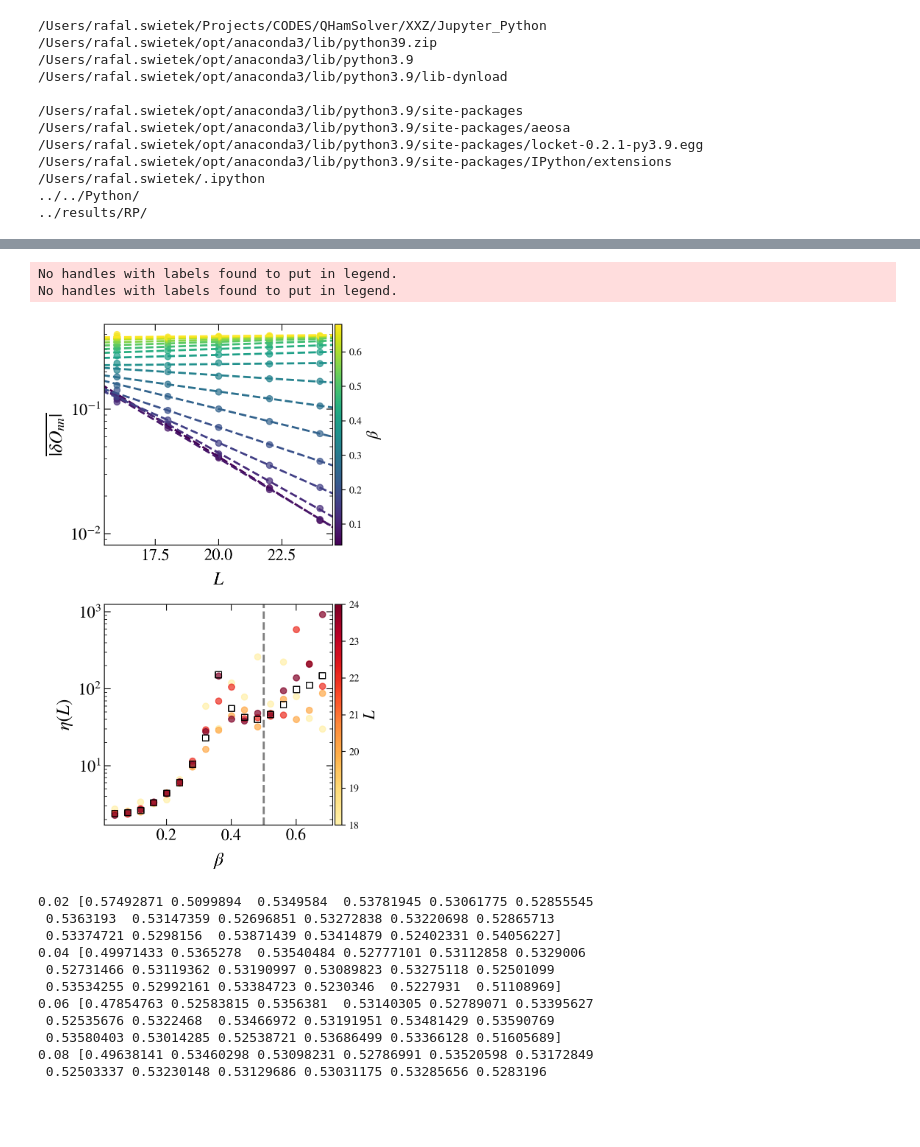
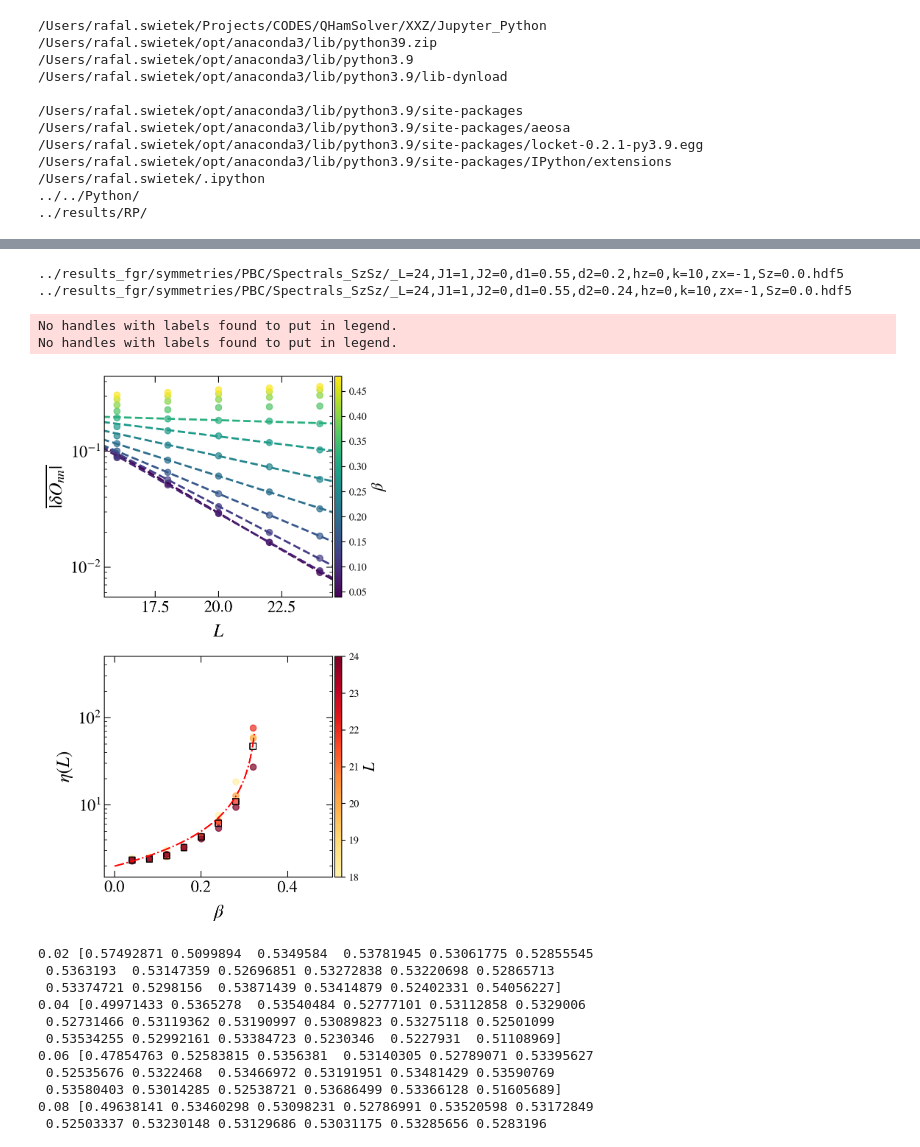
Before and after one commit to Rafal-Swietek/QHamSolver, a Jupyter notebook: XXZ/Jupyter_Python/fgr_sym.ipynb, the cells around one changed output, grey strips where cells are left out. Cells and saved outputs as stored; diff of their text form; code cells hidden in the pictures; blank space fills up the shorter version.

```diff
--- a/XXZ/Jupyter_Python/fgr_sym.ipynb
+++ b/XXZ/Jupyter_Python/fgr_sym.ipynb
@@ -460,6 +424,6 @@ No handles with labels found to put in legend.
 # %%
 
-L = 22
+L = 24
 w = 2
 J = 1
 delta=0.55
@@ -472,7 +436,7 @@ hz = 0
 
 sizes = np.arange(16, 23, 2)
 
-dx_vals2 = np.arange(0.02, 0.87, 0.02)
+dx_vals2 = np.arange(0.04, 0.81, 0.04)
 
 fig, axis = plt.subplots( nrows=1, ncols=1, figsize=(5,5), dpi = 200)
 
@@ -480,12 +444,12 @@ inset = axis.inset_axes([0.04, 0.01, 0.47, 0.45])
 
 depsilon = 0.5
 _eps_ = np.arange(0.0, 1.01, 0.05)
-_eps_ = _eps_[_eps_ <= 0.88]
-_eps_ = _eps_[_eps_ >= 0.15]
+_eps_ = _eps_[_eps_ <= 0.95]
+_eps_ = _eps_[_eps_ >= 0.1]
 
 s_m_a = matplotlib.cm.ScalarMappable(cmap='coolwarm', norm= matplotlib.colors.Normalize(vmin=min(dx_vals2), vmax=max(dx_vals2) ))
-# s_m = matplotlib.cm.ScalarMappable(cmap='viridis', norm= matplotlib.colors.Normalize(vmin=min(_eps_), vmax=0.5 ))
-s_m = matplotlib.cm.ScalarMappable(cmap='viridis', norm= matplotlib.colors.Normalize(vmin=0.5, vmax=max(_eps_) ))
+s_m = matplotlib.cm.ScalarMappable(cmap='viridis', norm= matplotlib.colors.Normalize(vmin=min(_eps_), vmax=0.5 ))
+# s_m = matplotlib.cm.ScalarMappable(cmap='viridis', norm= matplotlib.colors.Normalize(vmin=0.5, vmax=max(_eps_) ))
 s_m.set_array([])
 
 alfa_c = []
@@ -537,7 +501,7 @@ for jj in range(_eps_.size):
 
     print(eps)
     norm = dim#max(agp2)#matelem**2 / wH**2
-    if eps >= 0.5:
+    if eps <= 0.5:
         axis.plot(dx_vals2, agp, color=col2, marker='o', markersize=2, lw=1)
 
     idx = np.argmax(agp)
@@ -550,7 +514,7 @@ for jj in range(_eps_.size):
     agp = splev(x, f)
     idx = np.argmax(agp)
     alfa_c.append(x[idx])
-    if eps >= 0.5:
+    if eps <= 0.5:
         alfa_c2.append(x[idx])
         agp_c.append(agp[idx])
 
@@ -664,7 +631,7 @@ def exp_fit_kurwa(x, a, xi):
     return a * 2**(-x * xi)
     # return 1 - 1 / (1 + a * 2**(-x * xi))
 
-dx_vals = np.arange(0.04, 0.71, 0.04)
+dx_vals = np.arange(0.04, 0.51, 0.04)
 
 # dx_vals = np.arange(0.36, 0.61, 0.02)
 
@@ -686,8 +653,8 @@ for ibsifusdf, dx in enumerate(dx_vals):
         real_sec, imag_sec = get_sectors(L, BC, hz)
         dim_tot = 0
         # for [ks, ps, zxs] in [[0,1,1]]:
-        for [ks, ps, zxs] in real_sec:
-        # for [ks, ps, zxs] in real_sec + imag_sec:
+        # for [ks, ps, zxs] in real_sec:
+        for [ks, ps, zxs] in real_sec + imag_sec:
             factor = 1 if ks == 0 or ks == L / 2 else 2
             name = prefix + info_sym(L=L, J1=J, delta1=delta, delta2=dx, k=ks, p=ps, zx=zxs) + '.hdf5'
             if exists(name):
@@ -698,7 +665,7 @@ for ibsifusdf, dx in enumerate(dx_vals):
 
                     Eav = np.mean(Ex)
                     idx = min(range(len(Ex)), key=lambda i: abs(Ex[i] - Eav))
-                    num = dim//2
+                    num = dim//4
                     # num = min([500, dim//10])
 
                     z = np.abs(np.diff(np.array(file.get('diag_mat'))[0]))
@@ -712,22 +679,24 @@ for ibsifusdf, dx in enumerate(dx_vals):
     # print(L, e_to_e_fluct)
     yy = e_to_e_fluct
     # print(gx, sizes, yy)
-    parsolo, pconv, fit_info, msg, _ = fit(exp_fit_kurwa,
-                    xdata = sizes[1:],
-                    ydata = yy[1:],
-                    full_output=True, maxfev=10000)
-    A = parsolo[0]
-    eta_fit = 1 / parsolo[1]
-    if eta_fit > 1e6:
-        eta_fit = np.nan
-    etas_fit.append(eta_fit)
-    # if (iig == 0 and gx > 1.0) or (iig and gx < 4):
-    z = np.linspace(min(sizes)-1, max(sizes)+1, 1000)
-    axis[0].plot(z, exp_fit_kurwa(z, *parsolo), color=col, ls='--', lw=2)
     axis[0].scatter(sizes, yy, color=col, alpha=0.7)
-
-    eta = 1 / (np.diff( np.log(e_to_e_fluct) ) / np.diff(sizes) / np.log(2))
+    eta = -1 / (np.diff( np.log(e_to_e_fluct) ) / np.diff(sizes) / np.log(2))
     etas.append(eta)
+    if yy[-1] > yy[-2] and yy[-2] > yy[-3]:
+        etas_fit.append(np.nan)
+    else:
+        parsolo, pconv, fit_info, msg, _ = fit(exp_fit_kurwa,
+                        xdata = sizes[1:],
+                        ydata = yy[1:],
+                        full_output=True, maxfev=10000)
+        A = parsolo[0]
+        eta_fit = 1 / parsolo[1]
+        if eta_fit > 1e6:
+            eta_fit = np.nan
+        etas_fit.append(eta_fit)
+        # if (iig == 0 and gx > 1.0) or (iig and gx < 4):
+        z = np.linspace(min(sizes)-1, max(sizes)+1, 1000)
+        axis[0].plot(z, exp_fit_kurwa(z, *parsolo), color=col, ls='--', lw=2)
 
 cbar_ax = axis[0].inset_axes([1.01, 0.0, 0.03, 1])
 # fig.colorbar(im, cax=cbar_ax)
@@ -751,39 +720,47 @@ s_m = matplotlib.cm.ScalarMappable(cmap=mymap, norm=norm)
 s_m.set_array([])
 for iiL, L in enumerate(sizes[1:]):
     col = s_m.to_rgba(L)
     # axis[1].scatter(2**(-L*dx_vals), np.abs(etas[iiL]), color=col, marker='o', facecolor=col, alpha=0.7)
-    axis[1].scatter(dx_vals, np.abs(etas[iiL]), color=col, marker='o', facecolor=col, alpha=0.7)
+    yy = (etas[iiL])
+    axis[1].scatter(dx_vals[~np.isnan(yy)], yy[~np.isnan(yy)], color=col, marker='o', facecolor=col, alpha=0.7)
 
-axis[1].scatter(dx_vals, np.abs(etas_fit), color='k', marker='s', facecolor='None')
+axis[1].scatter(dx_vals[~np.isnan(etas_fit)], etas_fit[~np.isnan(etas_fit)], color='k', marker='s', facecolor='None')
 
+beta_c = 0.3333
+zz = np.linspace(0, beta_c-0.01, 1000)
+axis[1].plot(zz, 2 / (1 - zz / beta_c), ls='-.', color='red')
 
 axis[0].set_xlim(min(sizes)-0.5, max(sizes)+0.5)
+
+axis[1].set_ylim(1.5, 5e2)
 
 cbar_ax = axis[1].inset_axes([1.01, 0.0, 0.03, 1])
 # fig.colorbar(im, cax=cbar_ax)
 cbar = fig.colorbar(s_m, cax=cbar_ax, aspect=1, orientation = 'vertical')
 cbar.set_label(r"$L$", fontsize=16)
 
-axis[1].axvline(x=0.5, ls='--', color='gray', lw=2)
+# axis[1].axvline(x=0.5, ls='--', color='gray', lw=2)
 # ax.set_ylim(0, 1.05)
 
 # z = np.linspace(1.0, 3.01, 1000)
 # ax.plot(z, 2/np.abs(2 - z), ls='-.', color='blue')
 # ax.set_ylim(1, 3e2)
 # z = np.linspace(0.5, 1.0, 1000)
 # ax.plot(z, [1]*z.size, ls='-.', color='blue')
 # # ax[1].scatter(gamma_vals, 1/(etas_NE / np.log(2)), color='red', marker='s', facecolor='None')
 
 fig_help.set_plot_elements(axis[0], ylabel=r"$\overline{|\delta O_{nn}|}$", xlabel=r"$L$", font_size=16, set_legend=1, xscale='linear', yscale='log')
 # fig_help.set_plot_elements(axis[1], ylabel=r"$\bar{r} - r_{\rm PE}$", xlabel=r"$L$", font_size=16, set_legend=1, xscale='linear', yscale='log')
 fig_help.set_plot_elements(axis[1], ylabel=r"$\eta(L)$", xlabel=r"$\beta$", font_size=16, set_legend=1, xscale='linear', yscale='log')
 
 
 fig.subplots_adjust(wspace = 0.27, hspace=0.27)
 # %% [output]
-No handles with labels found to put in legend.
-No handles with labels found to put in legend.
+../results_fgr/symmetries/PBC/Spectrals_SzSz/_L=24,J1=1,J2=0,d1=0.55,d2=0.2,hz=0,k=10,zx=-1,Sz=0.0.hdf5
+../results_fgr/symmetries/PBC/Spectrals_SzSz/_L=24,J1=1,J2=0,d1=0.55,d2=0.24,hz=0,k=10,zx=-1,Sz=0.0.hdf5
+No handles with labels found to put in legend.
+No handles with labels found to put in legend.
-[figure, old version]
+[figure, new version]
 # %%
 
 markers = itertools.cycle(markers_ls)
```
Also changed, not shown: parts of 10 cells of this notebook, 8 other files.
